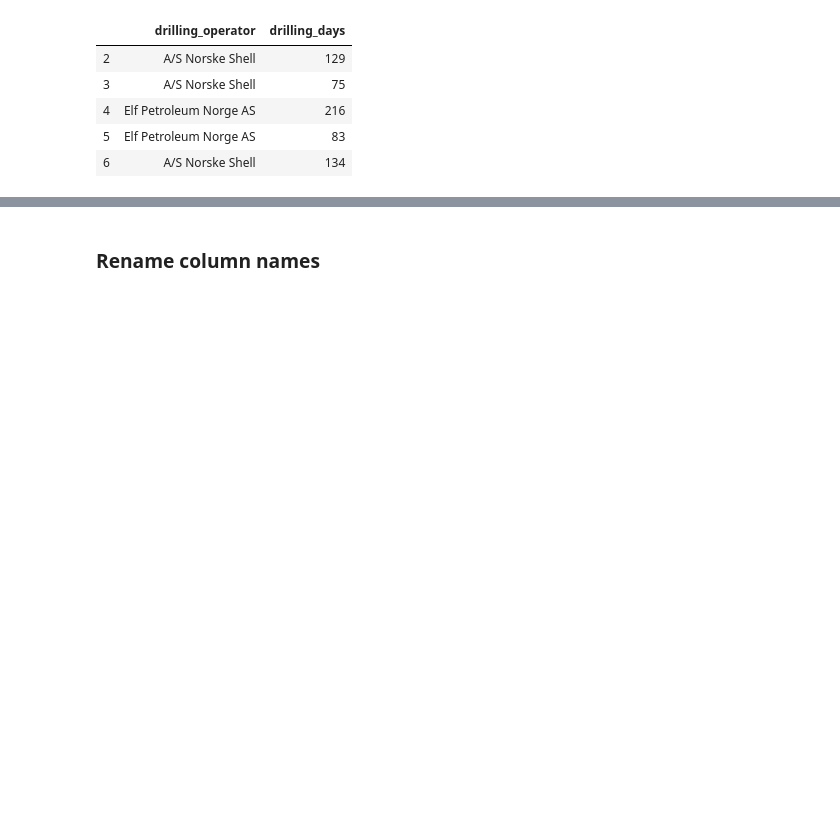
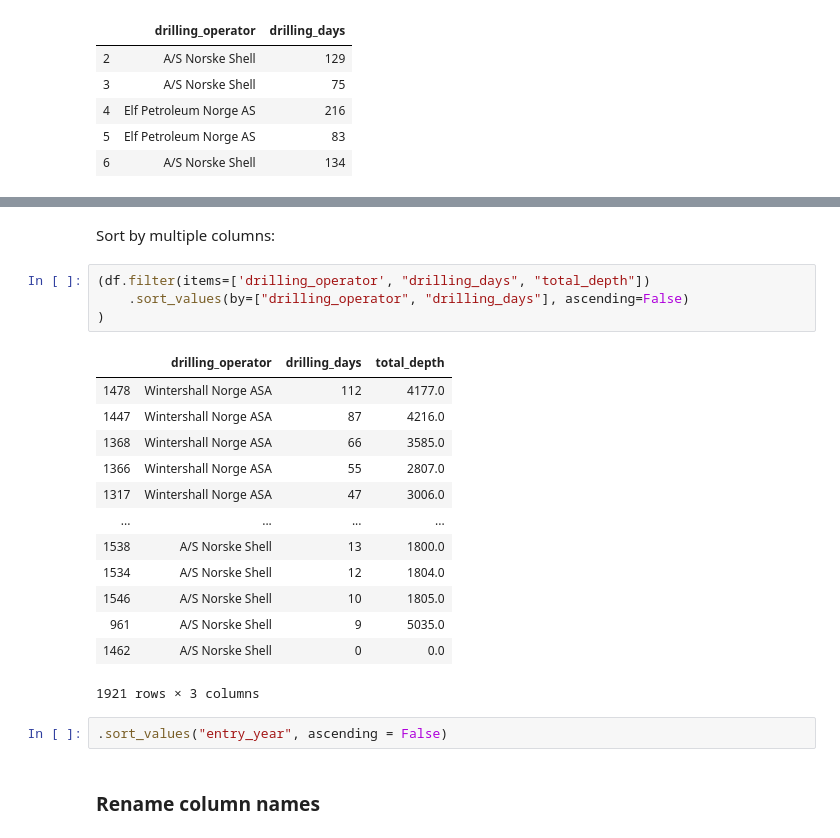
Before and after one commit to baky0905/geoscience-python, a Jupyter notebook: source/notebooks/data_cleaning_dataframes.ipynb, the cells around one changed output, grey strips where cells are left out. Cells and saved outputs as stored; diff of their text form; blank space fills up the shorter version.

```diff
--- a/source/notebooks/data_cleaning_dataframes.ipynb
+++ b/source/notebooks/data_cleaning_dataframes.ipynb
@@ -303,3 +325,25 @@ You can refer to variables in the environment by prefixing them with an ‘@’
+# %% [markdown]
+Sort by multiple columns:
+# %%
+(df.filter(items=['drilling_operator', "drilling_days", "total_depth"])
+    .sort_values(by=["drilling_operator", "drilling_days"], ascending=False)
+)
+# %% [output]
+|  | drilling_operator | drilling_days | total_depth |
+| 1478 | Wintershall Norge ASA | 112 | 4177.0 |
+| 1447 | Wintershall Norge ASA | 87 | 4216.0 |
+| 1368 | Wintershall Norge ASA | 66 | 3585.0 |
+| 1366 | Wintershall Norge ASA | 55 | 2807.0 |
+| 1317 | Wintershall Norge ASA | 47 | 3006.0 |
+| ... | ... | ... | ... |
+| 1538 | A/S Norske Shell | 13 | 1800.0 |
+| 1534 | A/S Norske Shell | 12 | 1804.0 |
+| 1546 | A/S Norske Shell | 10 | 1805.0 |
+| 961 | A/S Norske Shell | 9 | 5035.0 |
+| 1462 | A/S Norske Shell | 0 | 0.0 |
+1921 rows × 3 columns
+# %%
+.sort_values("entry_year", ascending = False)
 # %% [markdown]
 ### Rename column names
 # %% [markdown]
```
Also changed, not shown: parts of 12 cells of this notebook, 11 other files.
